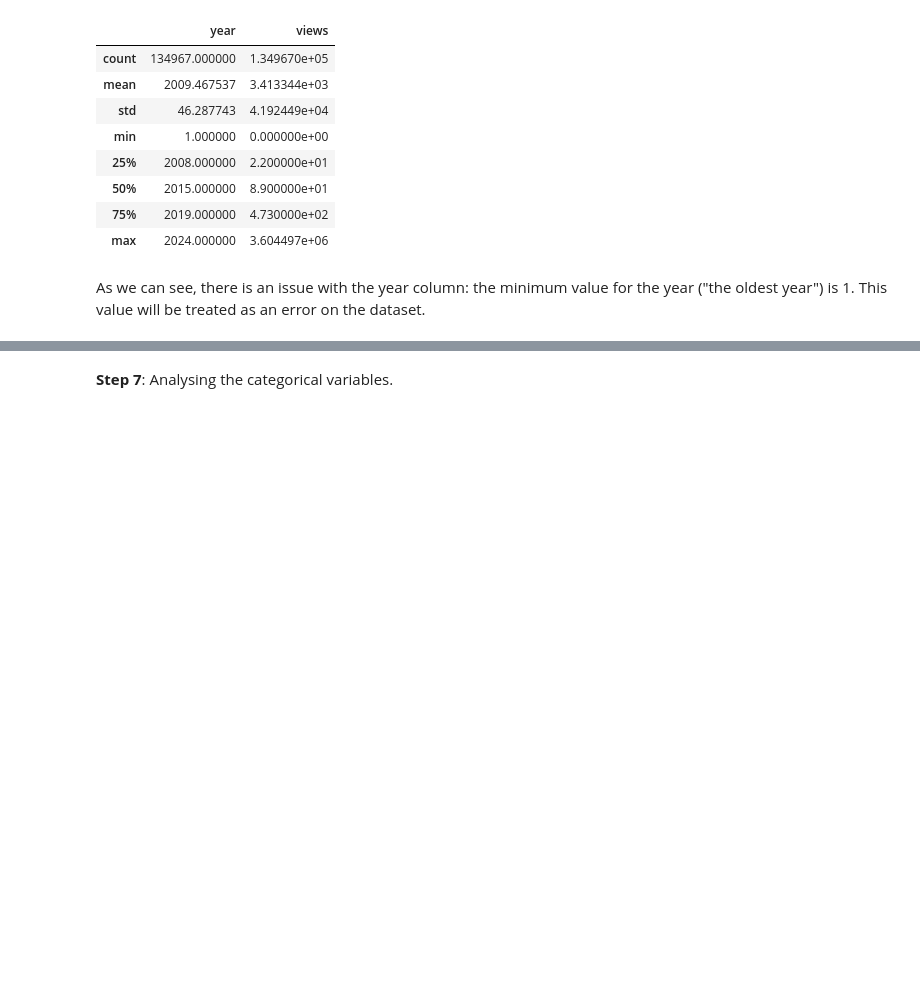
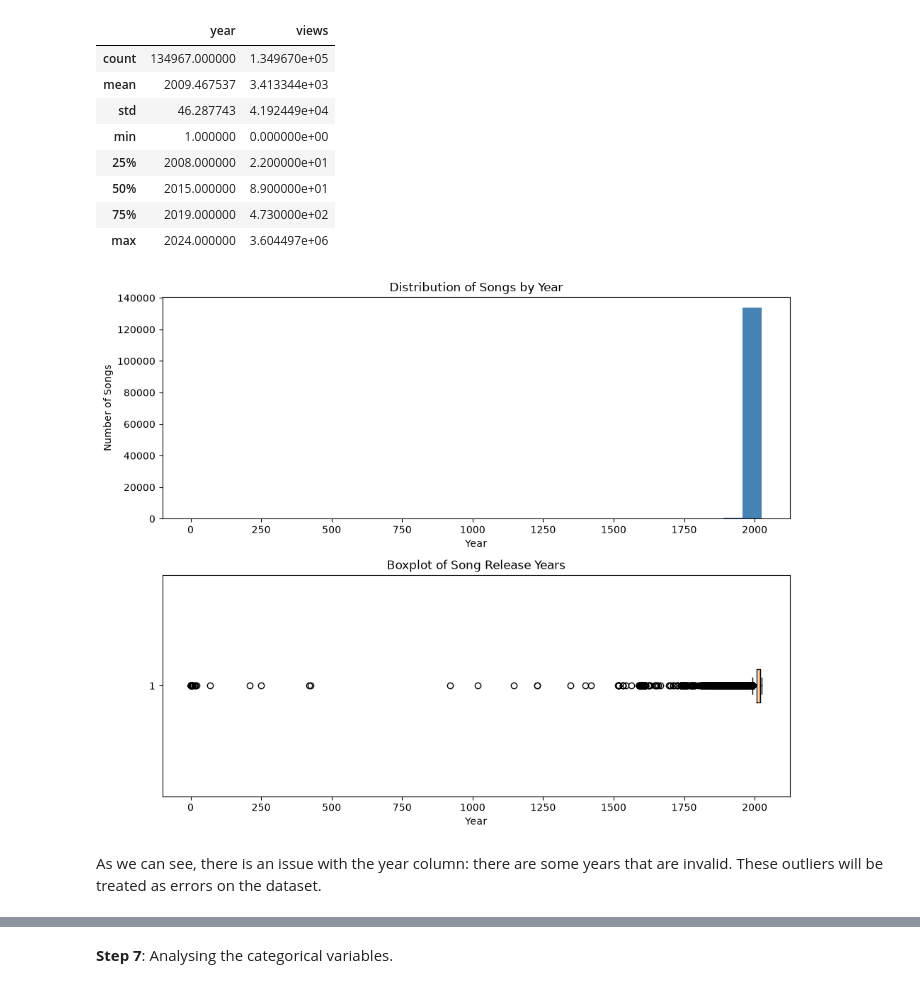
Before and after one commit to iinesclaro/text_mining, a Jupyter notebook: 01_eda_baseline.ipynb, the cells around one changed output, grey strips where cells are left out. Drawn from its saved outputs; the diff is of its cells as text; code cells hidden in the pictures; blank space fills up the shorter version.

```diff
--- a/01_eda_baseline.ipynb
+++ b/01_eda_baseline.ipynb
@@ -120,5 +133,21 @@ train_data.describe()
 | 50% | 2015.000000 | 8.900000e+01 |
 | 75% | 2019.000000 | 4.730000e+02 |
 | max | 2024.000000 | 3.604497e+06 |
+# %%
+fig, axes = plt.subplots(2, 1, figsize = (10,8))
+
+axes[0].hist(train_data['year'], bins = 30, color = 'steelblue')
+axes[0].set_xlabel('Year')
+axes[0].set_ylabel('Number of Songs')
+axes[0].set_title('Distribution of Songs by Year')
+
+axes[1].boxplot(train_data['year'], vert = False)
+axes[1].set_xlabel('Year')
+axes[1].set_title('Boxplot of Song Release Years')
+
+plt.tight_layout()
+plt.show()
+# %% [output]
+[figure, added]
 # %% [markdown]
-As we can see, there is an issue with the year column: the minimum value for the year ("the oldest year") is 1. This value will be treated as an error on the dataset.
+As we can see, there is an issue with the year column: there are some years that are invalid. These outliers will be treated as errors on the dataset.
```
Also changed, not shown: parts of 13 cells of this notebook.
